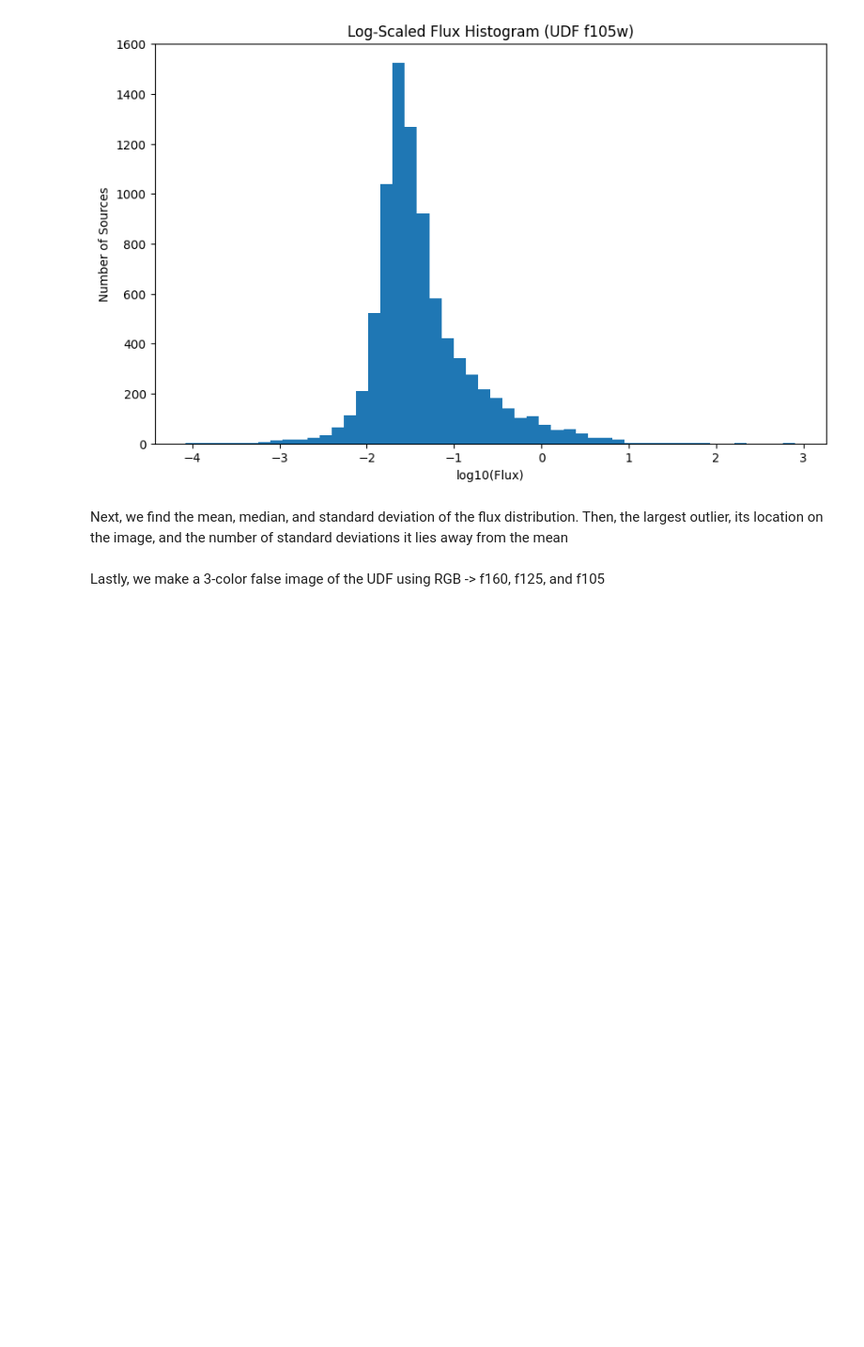
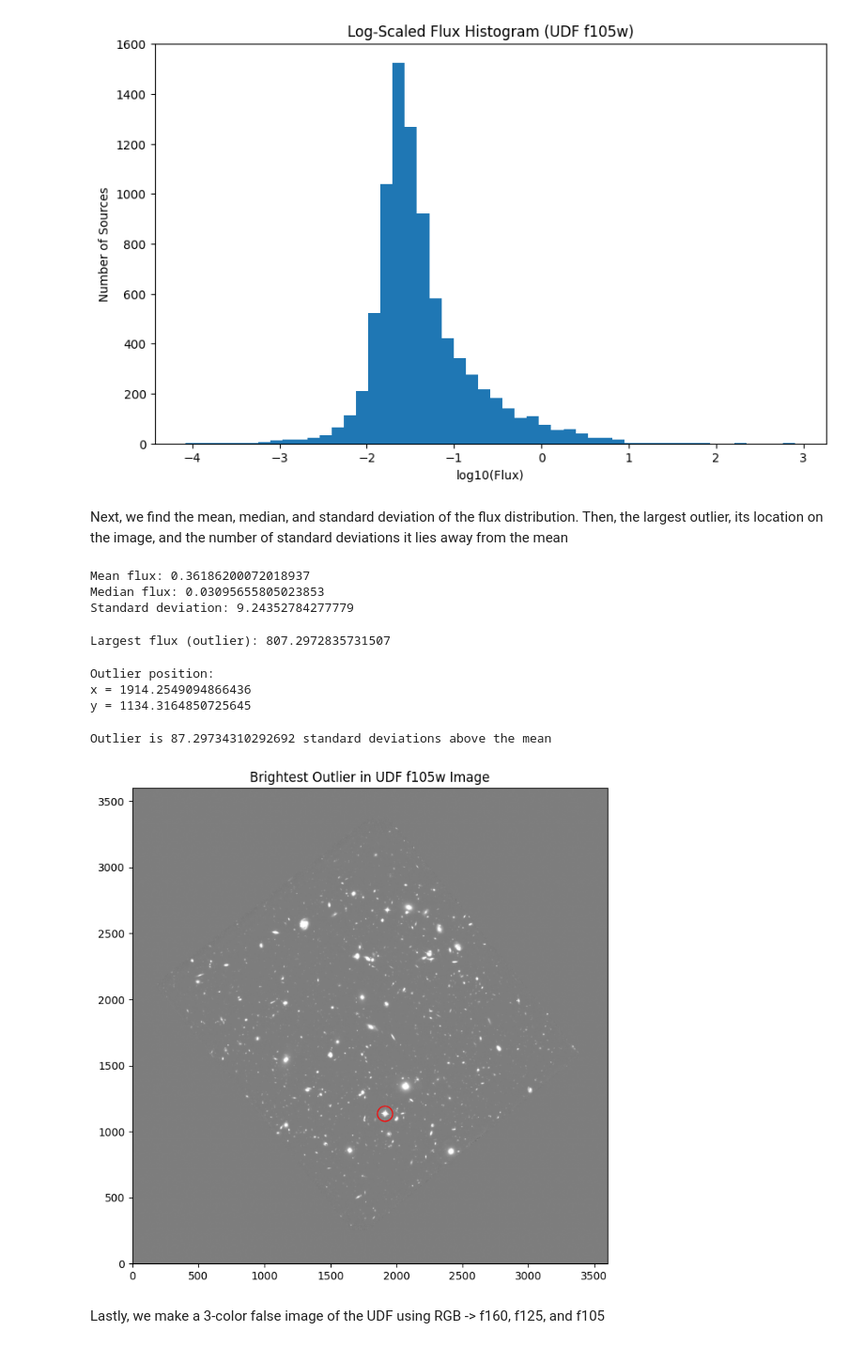
Before and after one commit to StealfDragon/ASTR19-Final_Project, a Jupyter notebook: FinalProjectNb2.ipynb, the cells around one changed output. Shown at 94% size. Drawn from its saved outputs; the diff is of its cells as text; code cells hidden in the pictures; blank space fills up the shorter version.

```diff
--- a/FinalProjectNb2.ipynb
+++ b/FinalProjectNb2.ipynb
@@ -155,5 +155,56 @@ plt.show()
 [figure]
 # %% [markdown]
 Next, we find the mean, median, and standard deviation of the flux distribution. Then, the largest outlier, its location on the image, and the number of standard deviations it lies away from the mean
+# %%
+mean_flux = np.mean(flux)
+median_flux = np.median(flux)
+std_flux = np.std(flux)
+
+print("Mean flux:", mean_flux)
+print("Median flux:", median_flux)
+print("Standard deviation:", std_flux)
+# %% [output]
+Mean flux: 0.36186200072018937
+Median flux: 0.03095655805023853
+Standard deviation: 9.24352784277779
+# %%
+max_flux = np.max(flux)
+max_index = np.argmax(flux)
+
+print("Largest flux (outlier):", max_flux)
+# %% [output]
+Largest flux (outlier): 807.2972835731507
+# %%
+x_outlier = objects['x'][max_index]
+y_outlier = objects['y'][max_index]
+
+print("Outlier position:")
+print("x =", x_outlier)
+print("y =", y_outlier)
+# %% [output]
+Outlier position:
+x = 1914.2549094866436
+y = 1134.3164850725645
+# %%
+z_score = (max_flux - mean_flux) / std_flux
+print("Outlier is", z_score, "standard deviations above the mean")
+# %% [output]
+Outlier is 87.29734310292692 standard deviations above the mean
+# %%
+plt.figure(figsize=(8, 8))
+m, s = np.mean(data_sub), np.std(data_sub)
+
+plt.imshow(data_sub, cmap='gray',
+           vmin=m-s, vmax=m+s,
+           origin='lower')
+
+plt.scatter(x_outlier, y_outlier,
+            s=200, facecolors='none', edgecolors='red')
+
+plt.title("Brightest Outlier in UDF f105w Image")
+plt.savefig("outlierGraph.png")
+plt.show()
+# %% [output]
+[figure, added]
 # %% [markdown]
 Lastly, we make a 3-color false image of the UDF using RGB -> f160, f125, and f105
```
Also changed, not shown: 1 other file.
